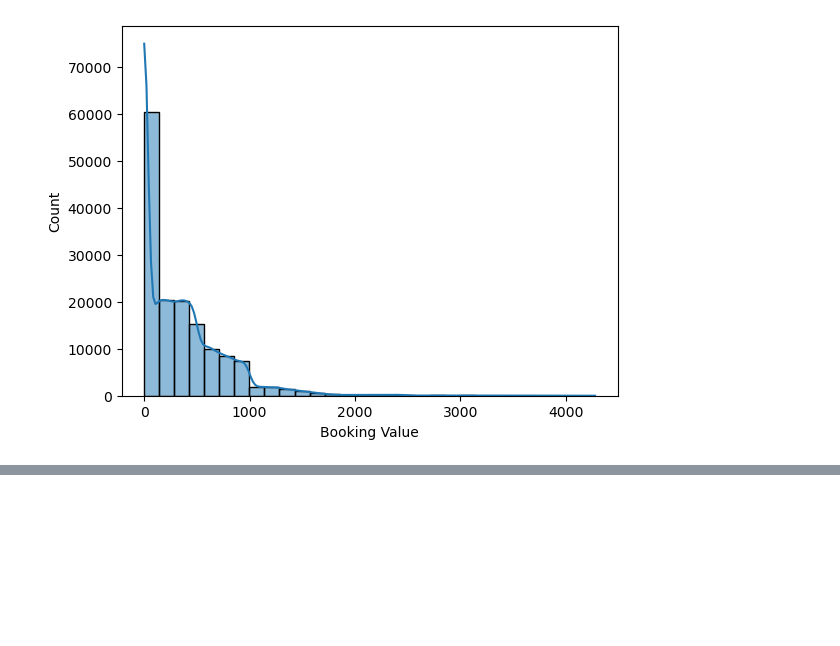
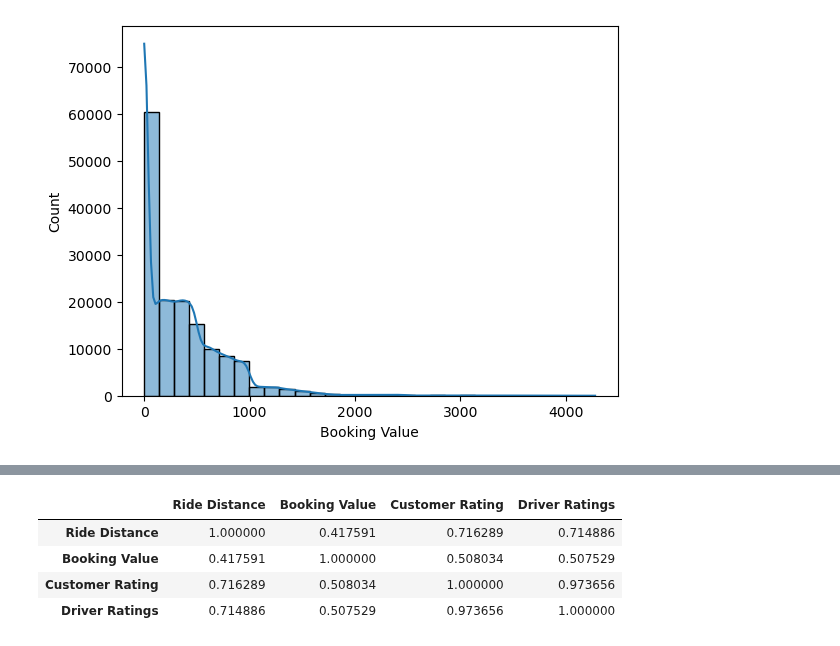
Before and after one commit to Lenmbugua/Analytics-Practice-Datasets, a Jupyter notebook: NRC Uber Analysis.ipynb, the cells around one changed output, grey strips where cells are left out. Cells and saved outputs as stored; diff of their text form; code cells hidden in the pictures; blank space fills up the shorter version.

```diff
--- a/NRC Uber Analysis.ipynb
+++ b/NRC Uber Analysis.ipynb
@@ -309,0 +314,9 @@ sns.boxplot(x="Vehicle Type", y="Ride Distance", data=df)
+# %%
+#Corelation matrix
+df[['Ride Distance','Booking Value','Customer Rating','Driver Ratings',]].corr()
+# %% [output]
+|  | Ride Distance | Booking Value | Customer Rating | Driver Ratings |
+| Ride Distance | 1.000000 | 0.417591 | 0.716289 | 0.714886 |
+| Booking Value | 0.417591 | 1.000000 | 0.508034 | 0.507529 |
+| Customer Rating | 0.716289 | 0.508034 | 1.000000 | 0.973656 |
+| Driver Ratings | 0.714886 | 0.507529 | 0.973656 | 1.000000 |
```
Also changed, not shown: parts of 3 cells of this notebook.
